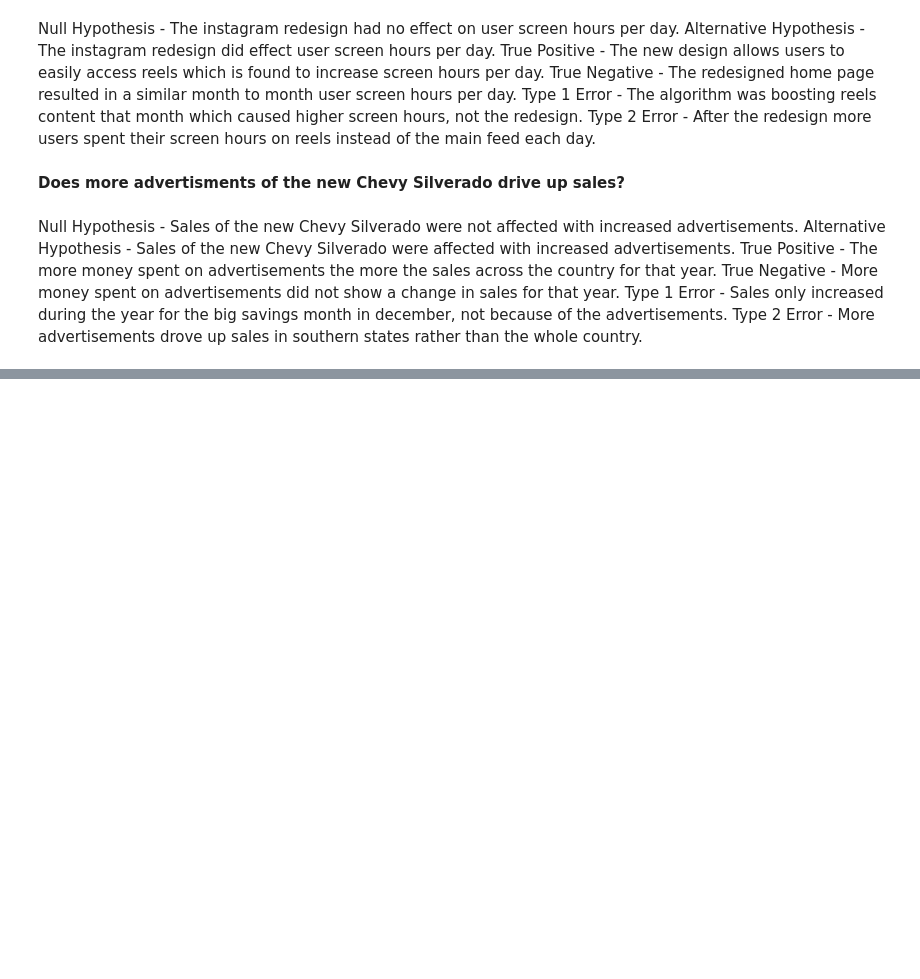
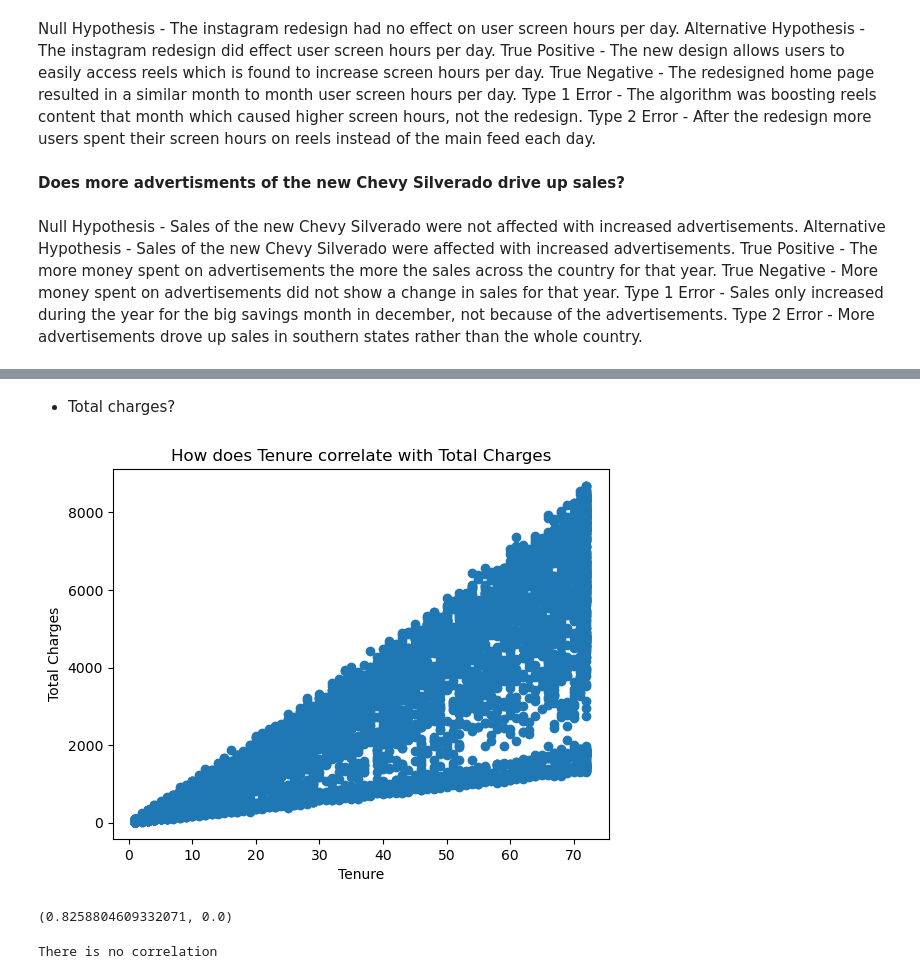
Before and after one commit to Jacob-Ball22/stats-exercises, a Jupyter notebook: hypothesis_testing.ipynb, the cells around one changed output, grey strips where cells are left out. Cells and saved outputs as stored; diff of their text form; code cells hidden in the pictures; blank space fills up the shorter version.

```diff
--- a/hypothesis_testing.ipynb
+++ b/hypothesis_testing.ipynb
@@ -27,0 +353,25 @@ Type 2 Error - More advertisements drove up sales in southern states rather than
+# %% [markdown]
+* Total charges?
+# %%
+telco_churn['total_charges'] = pd.to_numeric(telco_churn['total_charges'], errors='coerce')
+telco_churn = telco_churn.dropna(subset=['total_charges', 'tenure'])
+plt.scatter(telco_churn.tenure, telco_churn.total_charges)
+plt.xlabel('Tenure')
+plt.ylabel('Total Charges')
+plt.title('How does Tenure correlate with Total Charges')
+plt.show()
+r, p = stats.pearsonr(telco_churn.total_charges, telco_churn.tenure)
+r, p
+# %% [output]
+[figure, added]
+(0.8258804609332071, 0.0)
+# %%
+alpha = 0.05
+if p == 0:
+    print('There is no correlation')
+elif p < alpha:
+    print('Reject the null hypothesis')
+else:
+    print('Fail to reject the null hypothesis')
+# %% [output]
+There is no correlation
```
Also changed, not shown: parts of 61 cells of this notebook.
